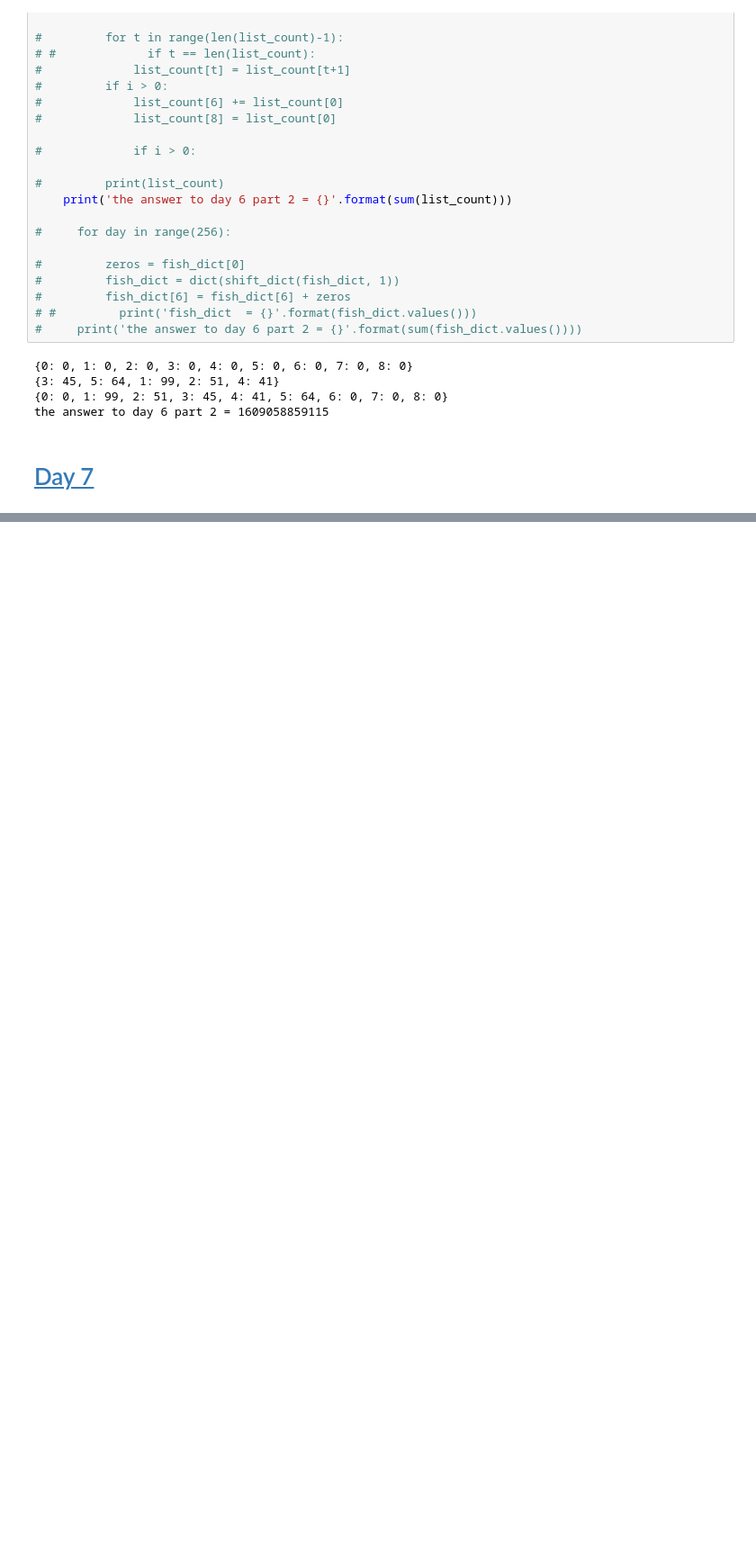
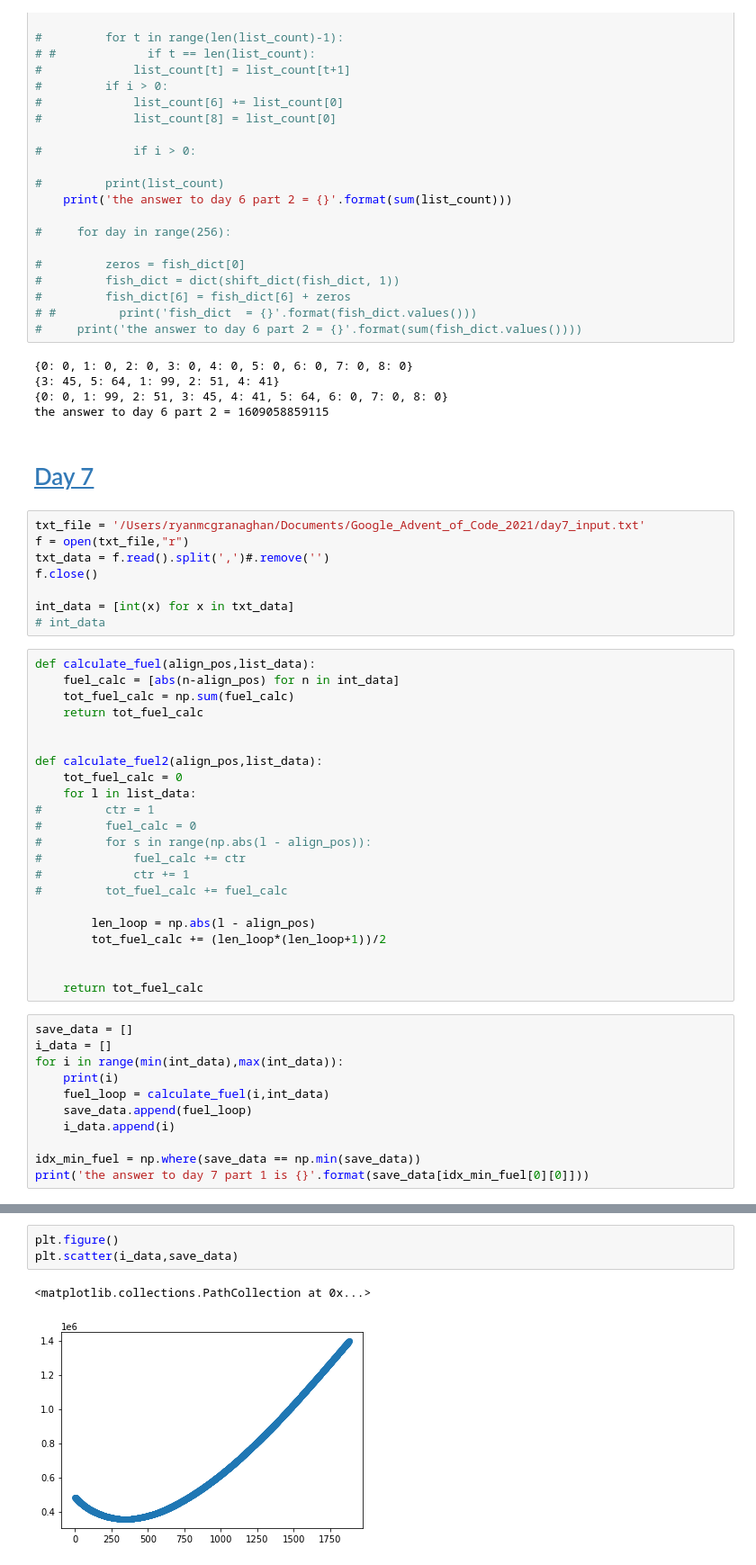
Before and after one commit to rmcgranaghan/Google_Advent_of_Code_2021, a Jupyter notebook: Advent-2021.ipynb, the cells around one changed output, grey strips where cells are left out. Shown at 90% size. Saved outputs shown, nothing was run; the diff lists cells and outputs as text; blank space fills up the shorter version.

```diff
--- a/Advent-2021.ipynb
+++ b/Advent-2021.ipynb
@@ -752,3 +754,44 @@ with open('day6_input.txt') as f:
 the answer to day 6 part 2 = 1609058859115
 # %% [markdown]
 # [Day 7](https://adventofcode.com/2021/day/7)
+# %%
+txt_file = '/Users/ryanmcgranaghan/Documents/Google_Advent_of_Code_2021/day7_input.txt'
+f = open(txt_file,"r")
+txt_data = f.read().split(',')#.remove('')
+f.close()
+
+int_data = [int(x) for x in txt_data]
+# int_data
+# %%
+def calculate_fuel(align_pos,list_data):
+    fuel_calc = [abs(n-align_pos) for n in int_data]
+    tot_fuel_calc = np.sum(fuel_calc)
+    return tot_fuel_calc
+
+
+def calculate_fuel2(align_pos,list_data):
+    tot_fuel_calc = 0
+    for l in list_data:
+#         ctr = 1
+#         fuel_calc = 0
+#         for s in range(np.abs(l - align_pos)):
+#             fuel_calc += ctr
+#             ctr += 1
+#         tot_fuel_calc += fuel_calc
+
+        len_loop = np.abs(l - align_pos)
+        tot_fuel_calc += (len_loop*(len_loop+1))/2
+
+
+    return tot_fuel_calc
+# %%
+save_data = []
+i_data = []
+for i in range(min(int_data),max(int_data)):
+    print(i)
+    fuel_loop = calculate_fuel(i,int_data)
+    save_data.append(fuel_loop)
+    i_data.append(i)
+
+idx_min_fuel = np.where(save_data == np.min(save_data))
+print('the answer to day 7 part 1 is {}'.format(save_data[idx_min_fuel[0][0]]))
@@ -754,0 +837,6 @@ the answer to day 6 part 2 = 1609058859115
+# %%
+plt.figure()
+plt.scatter(i_data,save_data)
+# %% [output]
+<matplotlib.collections.PathCollection at 0x...>
+[figure, added]
```
Also changed, not shown: parts of 6 cells of this notebook, 2 other files.
